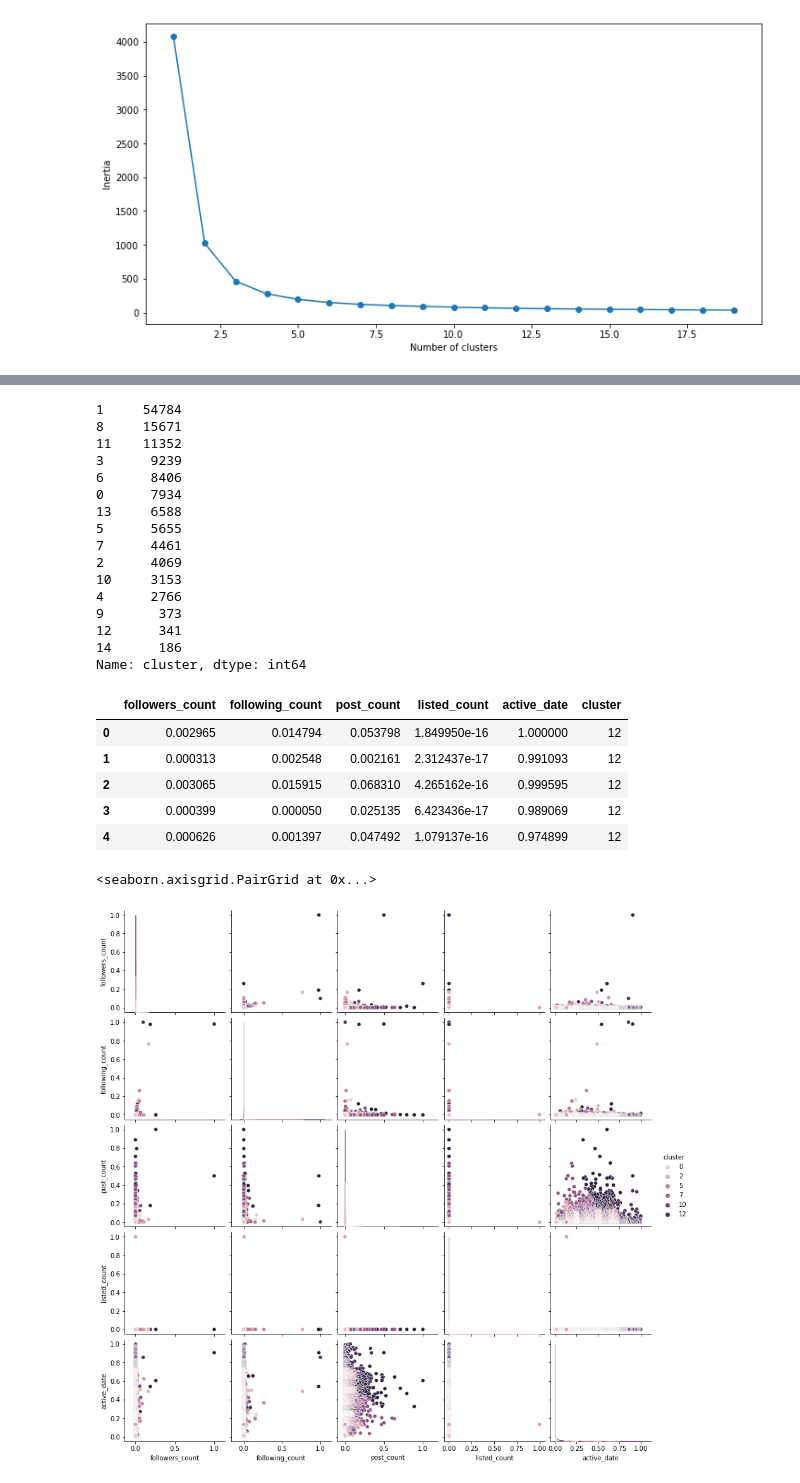
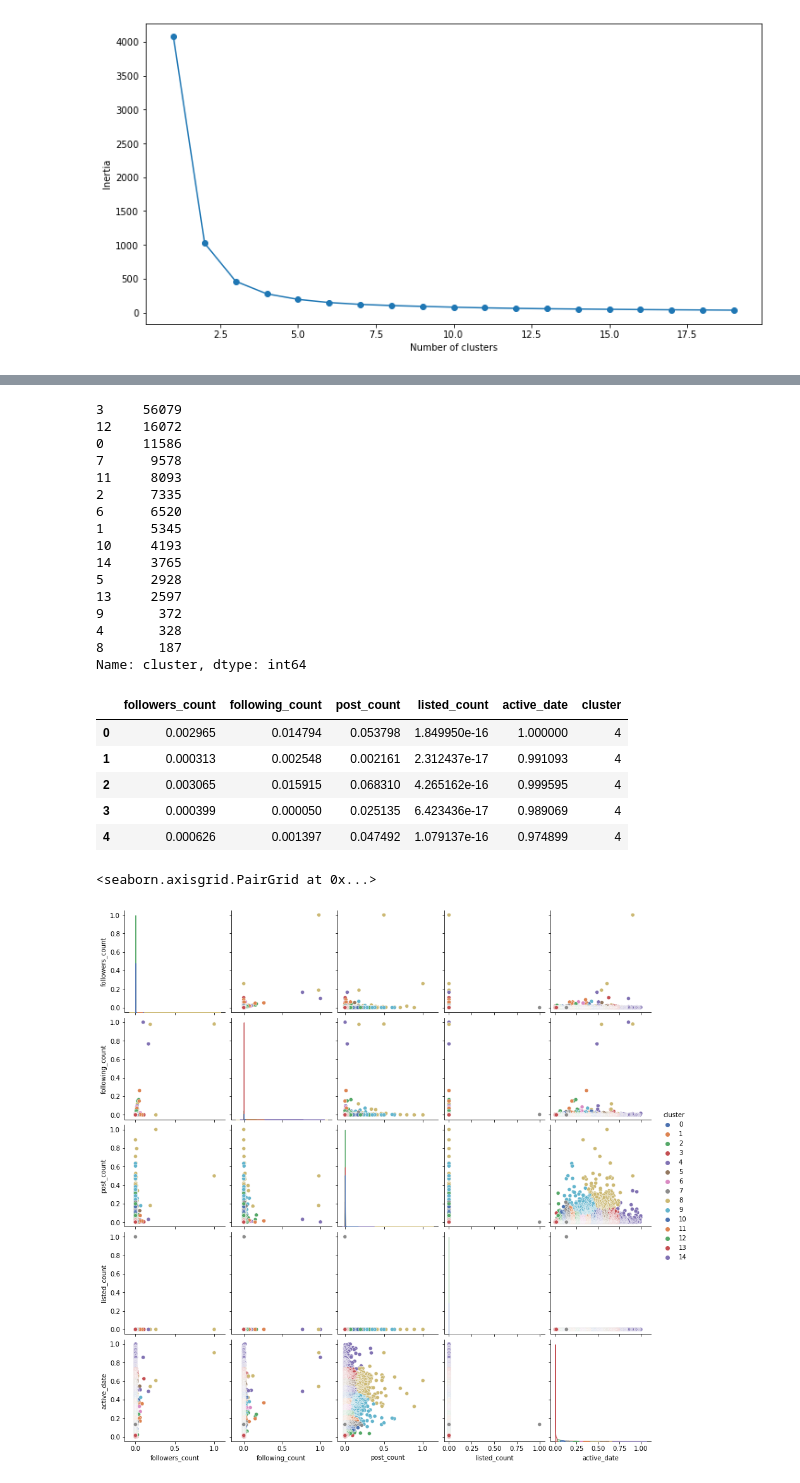
Before and after one commit to Fuyuzora/732-project, a Jupyter notebook: kmeans/project_kmeans.ipynb, the cells around one changed output, grey strips where cells are left out. Saved outputs shown, nothing was run; the diff lists cells and outputs as text; code cells hidden in the pictures.

Commit message:
kmeans
update plots

```diff
--- a/kmeans/project_kmeans.ipynb
+++ b/kmeans/project_kmeans.ipynb
@@ -9,7 +9,7 @@ from sklearn.cluster import KMeans
 from sklearn.decomposition import PCA
 from sklearn.model_selection import train_test_split
 # %%
-dataset_dir = '../732-project/PySpark/ETL_result'
+dataset_dir = '../PySpark/ETL_result'
 dir_contents = os.listdir(dataset_dir)
 dir_contents.sort()
 for f in dir_contents:
@@ -186,33 +183,33 @@ frame = features_norm.copy()
 frame['cluster'] = pred
 frame['cluster'].value_counts()
 # %% [output]
-1     54784
-8     15671
-11    11352
-3      9239
-6      8406
-0      7934
-13     6588
-5      5655
-7      4461
-2      4069
-10     3153
-4      2766
-9       373
-12      341
-14      186
+3     56079
+12    16072
+0     11586
+7      9578
+11     8093
+2      7335
+6      6520
+1      5345
+10     4193
+14     3765
+5      2928
+13     2597
+9       372
+4       328
+8       187
 Name: cluster, dtype: int64
 # %%
 frame.head()
 # %% [output]
 |  | followers_count | following_count | post_count | listed_count | active_date | cluster |
-| 0 | 0.002965 | 0.014794 | 0.053798 | 1.849950e-16 | 1.000000 | 12 |
-| 1 | 0.000313 | 0.002548 | 0.002161 | 2.312437e-17 | 0.991093 | 12 |
-| 2 | 0.003065 | 0.015915 | 0.068310 | 4.265162e-16 | 0.999595 | 12 |
-| 3 | 0.000399 | 0.000050 | 0.025135 | 6.423436e-17 | 0.989069 | 12 |
-| 4 | 0.000626 | 0.001397 | 0.047492 | 1.079137e-16 | 0.974899 | 12 |
+| 0 | 0.002965 | 0.014794 | 0.053798 | 1.849950e-16 | 1.000000 | 4 |
+| 1 | 0.000313 | 0.002548 | 0.002161 | 2.312437e-17 | 0.991093 | 4 |
+| 2 | 0.003065 | 0.015915 | 0.068310 | 4.265162e-16 | 0.999595 | 4 |
+| 3 | 0.000399 | 0.000050 | 0.025135 | 6.423436e-17 | 0.989069 | 4 |
+| 4 | 0.000626 | 0.001397 | 0.047492 | 1.079137e-16 | 0.974899 | 4 |
 # %%
-sns.pairplot(frame, hue='cluster')
+sns.pairplot(frame, hue='cluster', palette='deep')
 # %% [output]
 <seaborn.axisgrid.PairGrid at 0x...>
-[figure, old version]
+[figure, new version]
```
Also changed, not shown: parts of 3 cells of this notebook, 2 other files.
